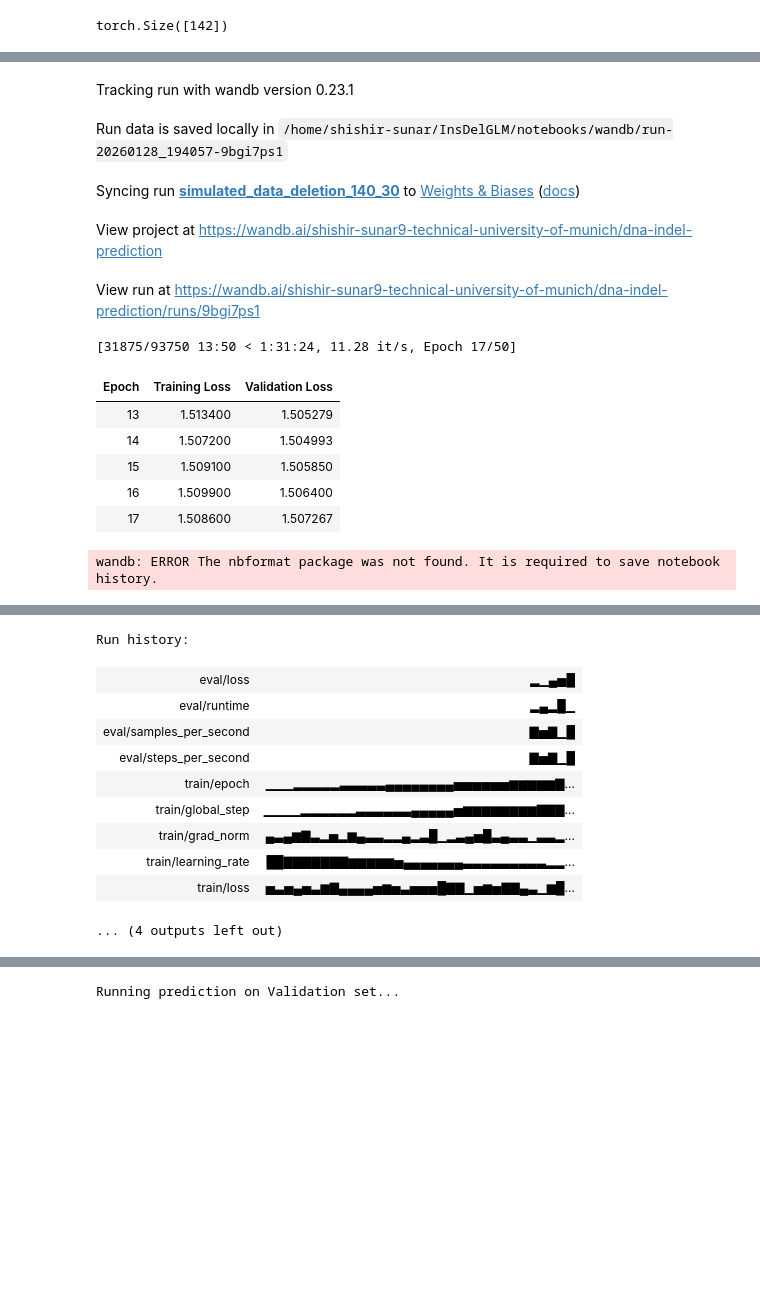
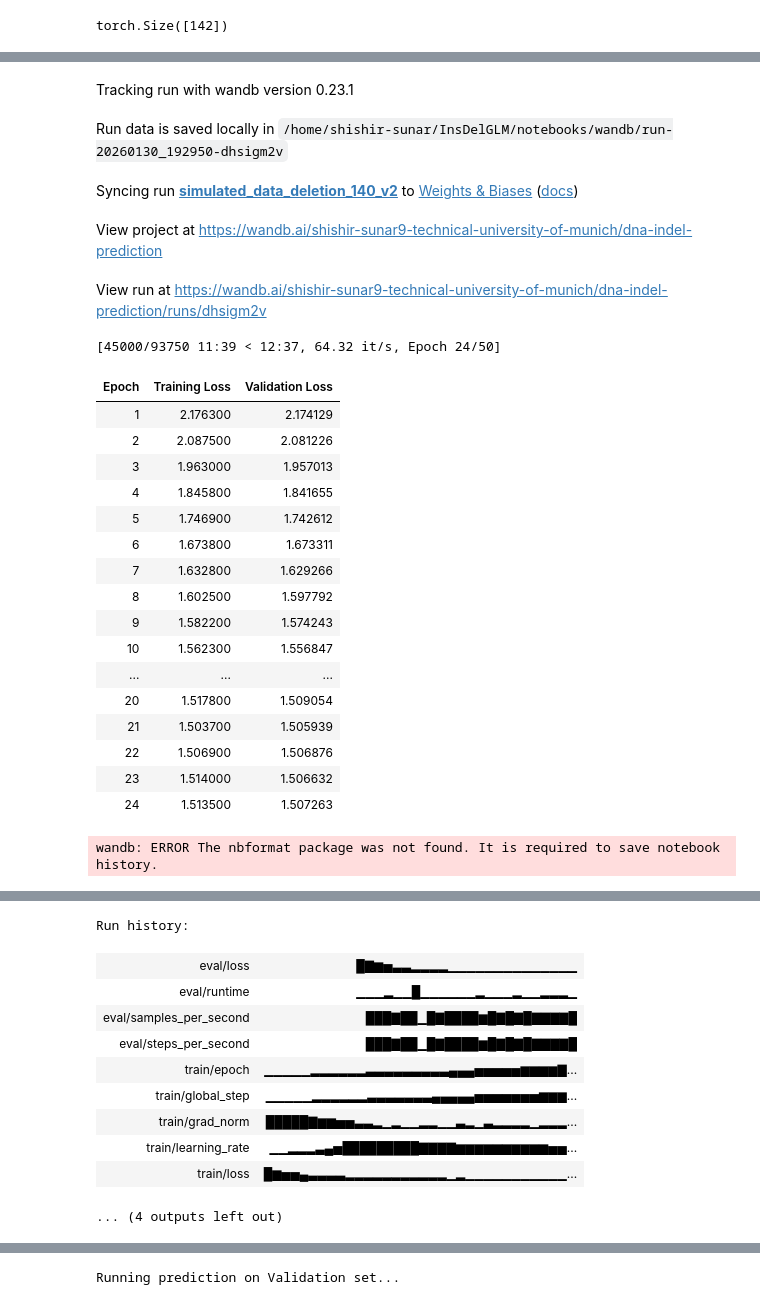
Before and after one commit to LegoCreation/InsDelGLM, a Jupyter notebook: notebooks/simulated_model_new.ipynb, the cells around one changed output, grey strips where cells are left out. Saved outputs shown, nothing was run; the diff lists cells and outputs as text; code cells hidden in the pictures; blank space fills up the shorter version.

Commit message:
Final changes with all notebooks.

```diff
--- a/notebooks/simulated_model_new.ipynb
+++ b/notebooks/simulated_model_new.ipynb
@@ -156,63 +156,74 @@ warmup_steps = int(0.1 * total_steps)
 config.label_smoothing = 0.0
 
 training_args = TrainingArguments(
-    output_dir="../checkpoints/simulated_model_deletion_140_30",
+    output_dir="../checkpoints/simulated_model_deletion_140_v2",
     num_train_epochs=num_train_epochs,
     per_device_train_batch_size=batch_size,
     per_device_eval_batch_size=batch_size,
     logging_steps=10,
     eval_strategy="epoch",
     save_strategy="epoch",
     load_best_model_at_end=True,
     metric_for_best_model="eval_loss",
     greater_is_better=False,
     learning_rate=1e-5,          # Lower learning rate
     weight_decay=0.01,           # Add weight decay
     warmup_steps=warmup_steps,   # Add warmup
     max_grad_norm=1.5,           # Gradient clipping
     report_to="wandb",
-    run_name="simulated_data_deletion_140_30"
+    run_name="simulated_data_deletion_140_v2"
 )
 
 trainer = Trainer(
     model=model,
     args=training_args,
     train_dataset=train_dataset,
     eval_dataset=eval_dataset,
     data_collator=data_collator,
-    callbacks=[EarlyStoppingCallback(early_stopping_patience=5, early_stopping_threshold=0.01)]
+    callbacks=[EarlyStoppingCallback(early_stopping_patience=3, early_stopping_threshold=0.001)]
 )
 
 # Start fresh training
-trainer.train(resume_from_checkpoint=True)
+trainer.train(resume_from_checkpoint=False)
 
 wandb.finish()
 # %% [output]
 [interactive output not drawn]
 Tracking run with wandb version 0.23.1
-Run data is saved locally in /home/shishir-sunar/InsDelGLM/notebooks/wandb/run-20260128_194057-9bgi7ps1
+Run data is saved locally in /home/shishir-sunar/InsDelGLM/notebooks/wandb/run-20260130_192950-dhsigm2v
-Syncing run simulated_data_deletion_140_30 to Weights & Biases (docs)
+Syncing run simulated_data_deletion_140_v2 to Weights & Biases (docs)
 View project at https://wandb.ai/shishir-sunar9-technical-university-of-munich/dna-indel-prediction
-View run at https://wandb.ai/shishir-sunar9-technical-university-of-munich/dna-indel-prediction/runs/9bgi7ps1
+View run at https://wandb.ai/shishir-sunar9-technical-university-of-munich/dna-indel-prediction/runs/dhsigm2v
-[31875/93750 13:50 < 1:31:24, 11.28 it/s, Epoch 17/50]
+[45000/93750 11:39 < 12:37, 64.32 it/s, Epoch 24/50]
 | Epoch | Training Loss | Validation Loss |
-| 13 | 1.513400 | 1.505279 |
-| 14 | 1.507200 | 1.504993 |
-| 15 | 1.509100 | 1.505850 |
-| 16 | 1.509900 | 1.506400 |
-| 17 | 1.508600 | 1.507267 |
+| 1 | 2.176300 | 2.174129 |
+| 2 | 2.087500 | 2.081226 |
+| 3 | 1.963000 | 1.957013 |
+| 4 | 1.845800 | 1.841655 |
+| 5 | 1.746900 | 1.742612 |
+| 6 | 1.673800 | 1.673311 |
+| 7 | 1.632800 | 1.629266 |
+| 8 | 1.602500 | 1.597792 |
+| 9 | 1.582200 | 1.574243 |
+| 10 | 1.562300 | 1.556847 |
+| ... | ... | ... |
+| 20 | 1.517800 | 1.509054 |
+| 21 | 1.503700 | 1.505939 |
+| 22 | 1.506900 | 1.506876 |
+| 23 | 1.514000 | 1.506632 |
+| 24 | 1.513500 | 1.507263 |
 wandb: ERROR The nbformat package was not found. It is required to save notebook history.
 [interactive output not drawn]
 Run history:
-| eval/loss | ▂▁▄▅█ |
-| eval/runtime | ▂▄▂█▁ |
-| eval/samples_per_second | ▇▅▇▁█ |
-| eval/steps_per_second | ▇▅▇▁█ |
-| train/epoch | ▁▁▁▂▂▂▂▂▃▃▃▃▃▄▄▄▄▄▄▄▄▅▅▅▅▅▅▆▆▆▆▆▇... |
-| train/global_step | ▁▁▁▁▂▂▂▂▂▂▃▃▃▃▃▃▄▄▄▄▄▅▆▆▆▆▆▆▆▆▇▇▇... |
-| train/grad_norm | ▄▃▄▆▇▃▂▅▂▆▄▃▃▂▂▄▂▃█▁▂▃▄▅█▃▄▃▃▁▃▃▂... |
-| train/learning_rate | ██▇▇▇▇▇▇▇▆▆▆▆▆▅▄▄▄▄▄▄▄▃▃▃▃▃▃▃▃▃▂▂... |
-| train/loss | ▅▃▅▄▅▃▆▇▄▄▄▄▅▆▅▃▅▅▅█▇▇▁▅▆▅▇▇▄▃▁▆█... |
+| eval/loss | █▇▆▅▃▃▂▂▂▂▁▁▁▁▁▁▁▁▁▁▁▁▁▁ |
+| eval/runtime | ▁▁▁▂▁▁█▁▁▁▁▁▁▂▁▁▁▂▁▁▂▂▂▁ |
+| eval/samples_per_second | ███▇██▁█▇████▆█▇█▇█▇▇▇▇█ |
+| eval/steps_per_second | ███▇██▁█▇████▆█▇█▇█▇▇▇▇█ |
+| train/epoch | ▁▁▁▁▁▂▂▂▂▂▂▃▃▃▃▃▃▃▃▃▄▄▄▅▅▅▅▅▆▆▆▆▇... |
+| train/global_step | ▁▁▁▁▁▂▂▂▂▂▂▃▃▃▃▃▃▃▄▄▄▄▄▅▅▅▅▅▅▅▆▆▆... |
+| train/grad_norm | █████▇▆▆▅▅▃▃▂▁▂▁▁▂▂▁▁▃▂▁▃▂▂▂▂▁▂▂▂... |
+| train/learning_rate | ▁▁▂▂▂▃▄▅█████████▇▇▇▇▆▆▆▆▆▆▆▆▆▆▅▅... |
+| train/loss | █▆▅▅▄▃▃▃▃▂▂▂▂▂▂▂▂▂▂▂▁▂▁▁▁▁▁▁▁▁▁▁▁... |
 ... (4 outputs left out)
 # %%
 # Plot loss curves
```
Also changed, not shown: parts of 2 cells of this notebook, 11 other files.
